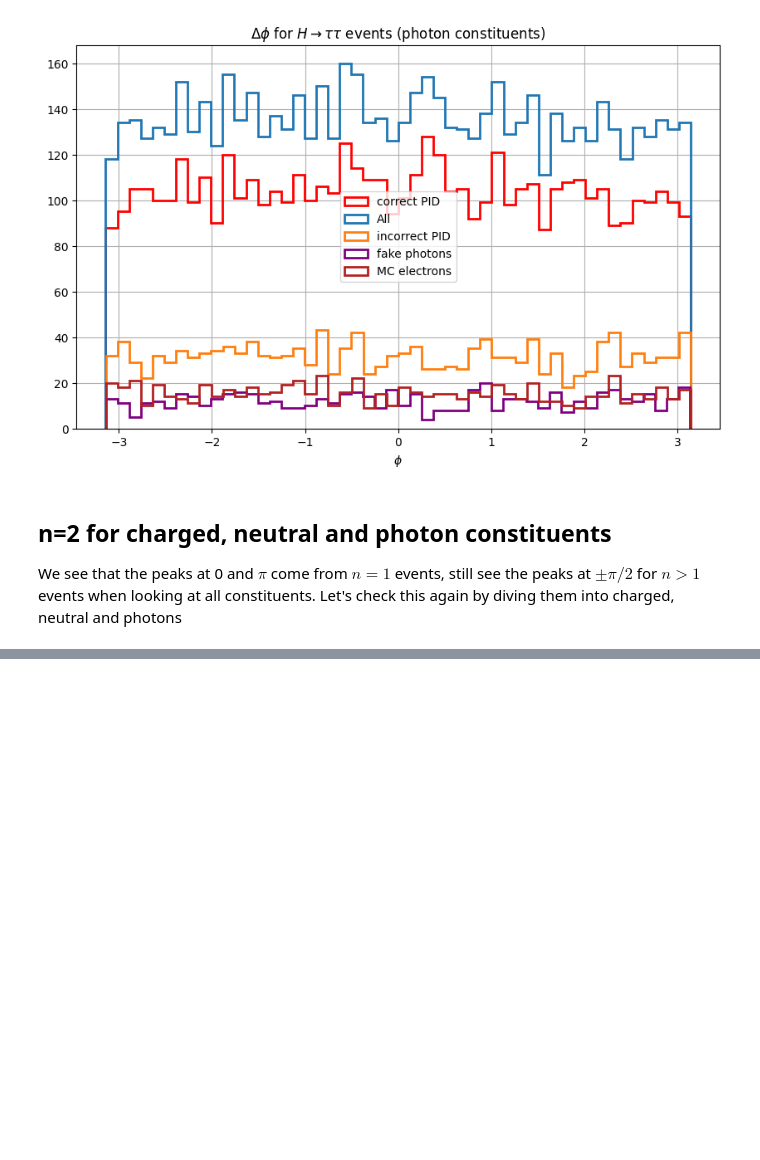
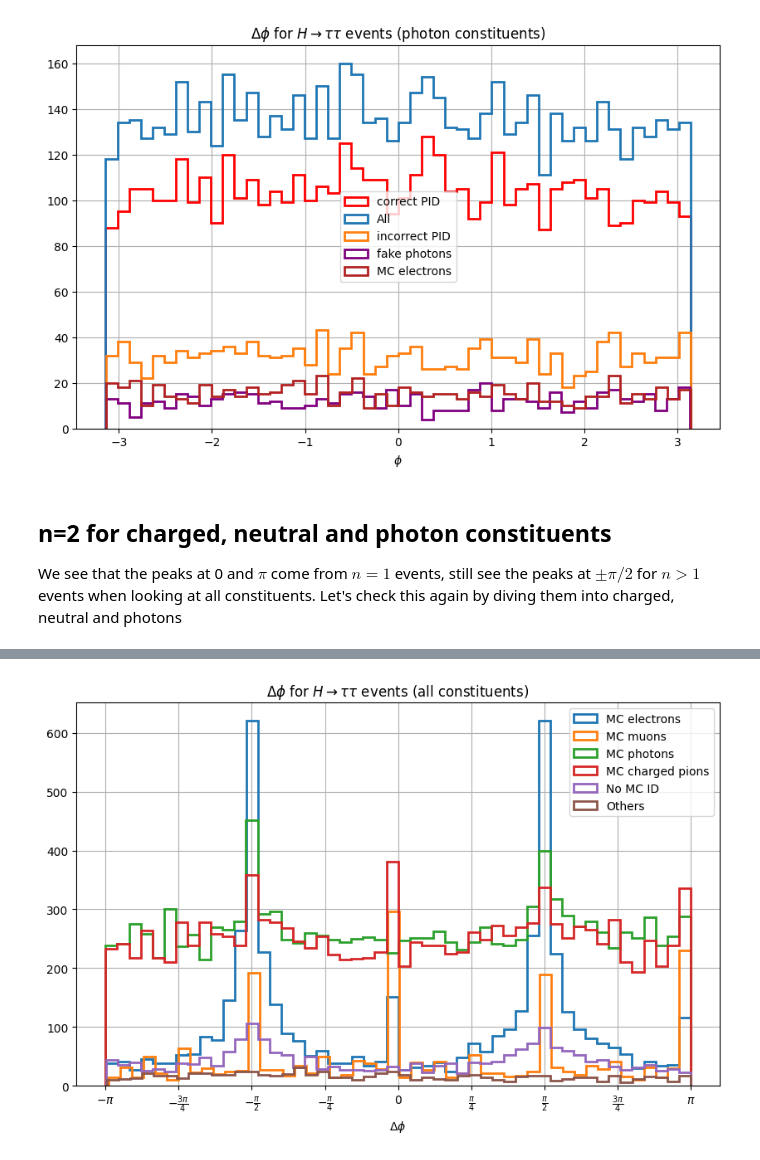
Before and after one commit to saracreates/TaggingResults, a Jupyter notebook: debug_relphi_tau.ipynb, the cells around one changed output, grey strips where cells are left out. Cells and saved outputs as stored; diff of their text form; code cells hidden in the pictures; blank space fills up the shorter version.

```diff
--- a/debug_relphi_tau.ipynb
+++ b/debug_relphi_tau.ipynb
@@ -388,0 +448,32 @@ IndexError: invalid index to scalar variable.
+# %%
+ind_MC_e = np.where(np.abs(np.concatenate(data["pfcand_MCPID"])) == 11)
+ind_MC_mu = np.where(np.abs(np.concatenate(data["pfcand_MCPID"])) == 13)
+ind_MC_photon = np.where(np.abs(np.concatenate(data["pfcand_MCPID"])) == 22)
+ind_MC_cpion = np.where(np.abs(np.concatenate(data["pfcand_MCPID"])) == 211)
+ind_MC_noID = np.where(np.concatenate(data["pfcand_MCPID"] )== -999)
+ind_MC_others = np.where((np.abs(np.concatenate(data["pfcand_MCPID"])) != 11) & (np.abs(np.concatenate(data["pfcand_MCPID"])) != 13) & (np.abs(np.concatenate(data["pfcand_MCPID"])) != 22) & (np.abs(np.concatenate(data["pfcand_MCPID"])) != 211) & (np.concatenate(data["pfcand_MCPID"] )!= -999))
+# %%
+fig, ax = plt.subplots(1, 1, figsize=(10, 6))
+
+bins = 50
+
+plt.hist(np.concatenate(data["pfcand_phirel"])[ind_MC_e], bins=bins, histtype='step', linewidth=2.0, density=False, label="MC electrons")
+plt.hist(np.concatenate(data["pfcand_phirel"])[ind_MC_mu], bins=bins, histtype='step', linewidth=2.0, density=False, label="MC muons")
+plt.hist(np.concatenate(data["pfcand_phirel"])[ind_MC_photon], bins=bins, histtype='step', linewidth=2.0, density=False, label="MC photons")
+plt.hist(np.concatenate(data["pfcand_phirel"])[ind_MC_cpion], bins=bins, histtype='step', linewidth=2.0, density=False, label="MC charged pions")
+plt.hist(np.concatenate(data["pfcand_phirel"])[ind_MC_noID], bins=bins, histtype='step', linewidth=2.0, density=False, label="No MC ID")
+plt.hist(np.concatenate(data["pfcand_phirel"])[ind_MC_others], bins=bins, histtype='step', linewidth=2.0, density=False, label="Others")
+
+xticks = [-np.pi,-3*np.pi/4,  -np.pi/2, -np.pi/4, 0, np.pi/4, np.pi/2, 3*np.pi/4, np.pi]
+xtick_labels = [r'$-\pi$', r'$-\frac{3\pi}{4}$', r'$-\frac{\pi}{2}$', r'$-\frac{\pi}{4}$', r'$0$', r'$\frac{\pi}{4}$', r'$\frac{\pi}{2}$', r'$\frac{3\pi}{4}$', r'$\pi$']
+ax.set_xticks(xticks)
+ax.set_xticklabels(xtick_labels)
+
+
+plt.legend()
+plt.title(r"$\Delta \phi$ for $H \rightarrow \tau \tau$ events (all constituents)")
+plt.grid()
+plt.xlabel(r"$\Delta \phi$")
+plt.show()
+# %% [output]
+[figure, added]
```
Also changed, not shown: parts of 25 cells of this notebook.
